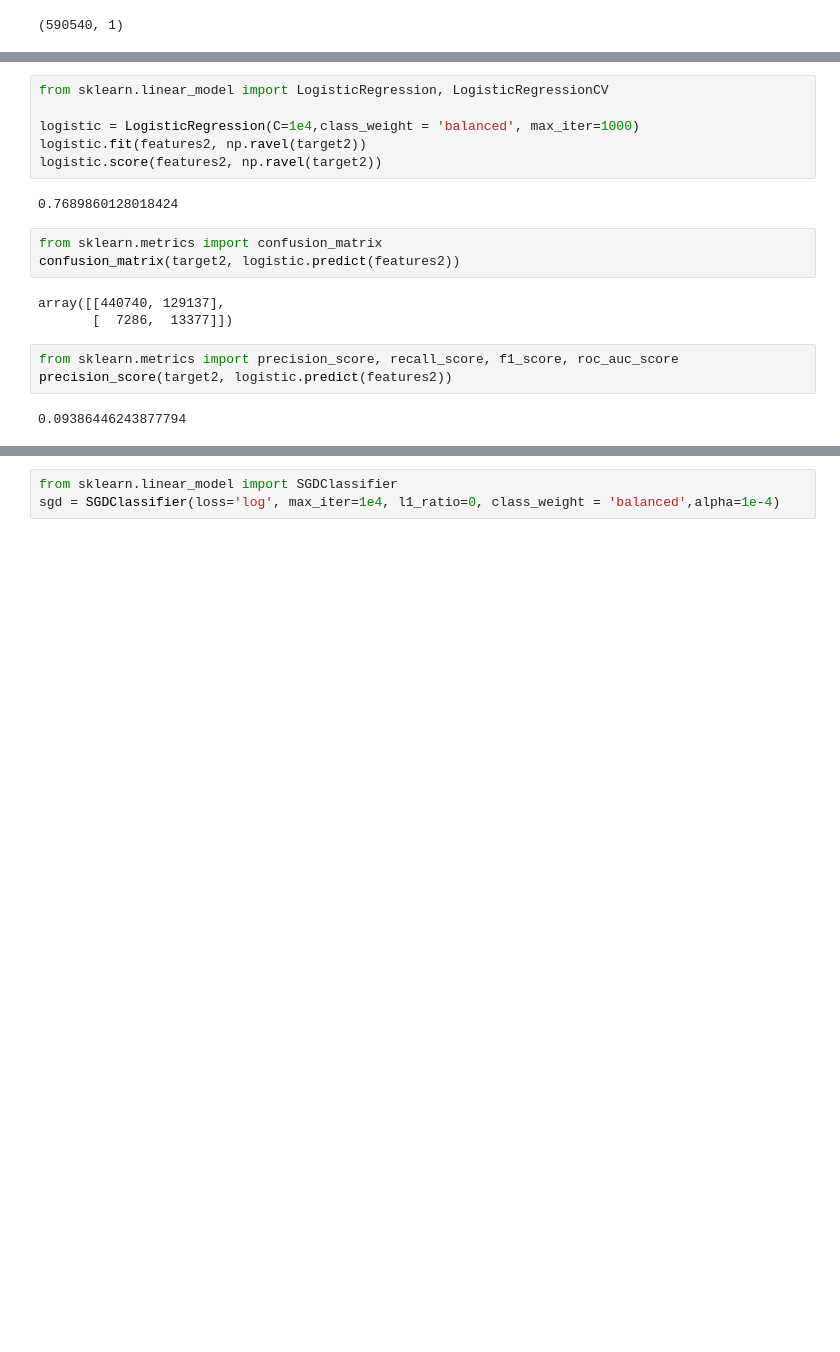
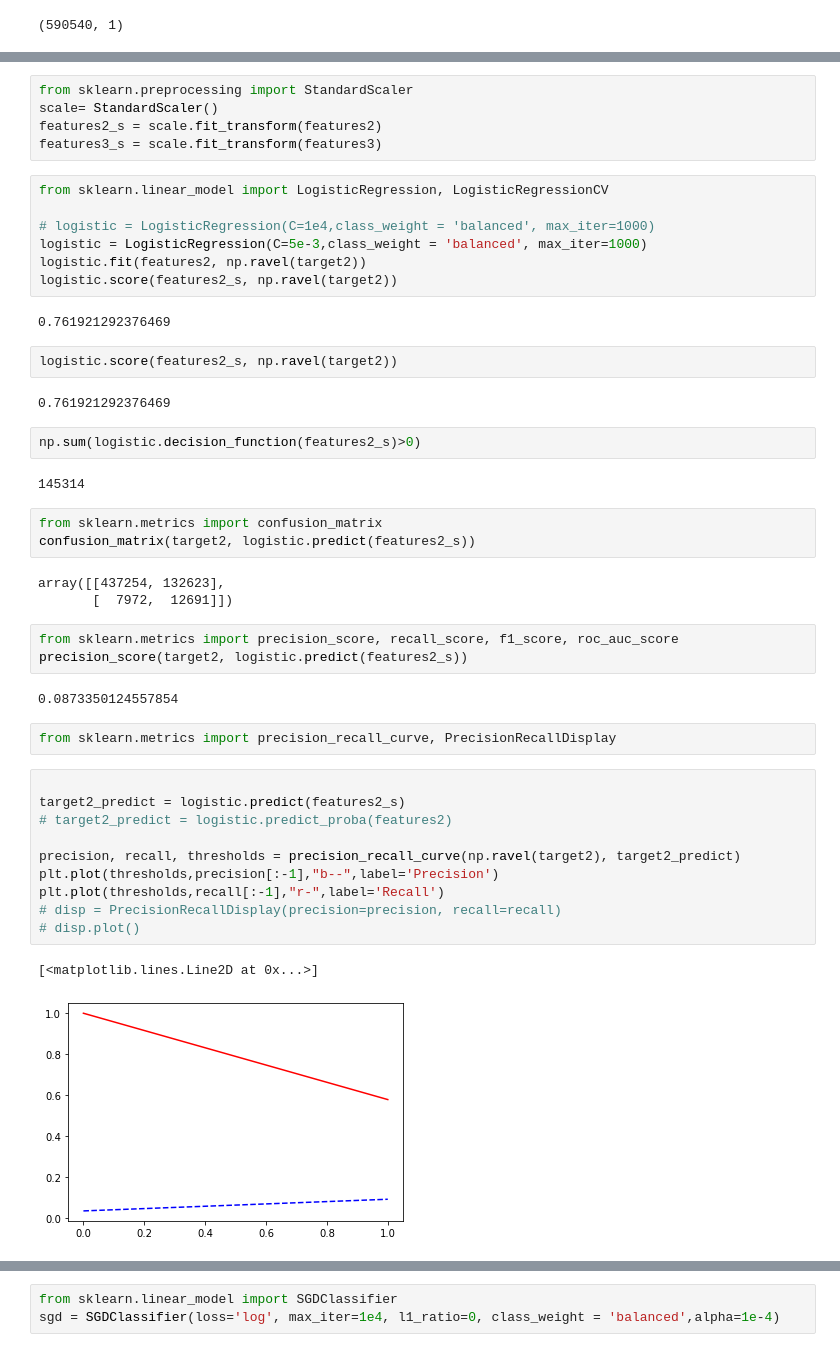
Before and after one commit to gopalsharath/credit_card_fraud_pred, a Jupyter notebook: Capstone 2.ipynb, the cells around one changed output, grey strips where cells are left out. Cells and saved outputs as stored; diff of their text form; blank space fills up the shorter version.

```diff
--- a/Capstone 2.ipynb
+++ b/Capstone 2.ipynb
@@ -496,20 +609,49 @@ target2.shape
+# %%
+from sklearn.preprocessing import StandardScaler
+scale= StandardScaler()
+features2_s = scale.fit_transform(features2)
+features3_s = scale.fit_transform(features3)
 # %%
 from sklearn.linear_model import LogisticRegression, LogisticRegressionCV
 
-logistic = LogisticRegression(C=1e4,class_weight = 'balanced', max_iter=1000)
+# logistic = LogisticRegression(C=1e4,class_weight = 'balanced', max_iter=1000)
+logistic = LogisticRegression(C=5e-3,class_weight = 'balanced', max_iter=1000)
 logistic.fit(features2, np.ravel(target2))
-logistic.score(features2, np.ravel(target2))
+logistic.score(features2_s, np.ravel(target2))
 # %% [output]
-0.7689860128018424
+0.761921292376469
+# %%
+logistic.score(features2_s, np.ravel(target2))
+# %% [output]
+0.761921292376469
+# %%
+np.sum(logistic.decision_function(features2_s)>0)
+# %% [output]
+145314
 # %%
 from sklearn.metrics import confusion_matrix
-confusion_matrix(target2, logistic.predict(features2))
+confusion_matrix(target2, logistic.predict(features2_s))
 # %% [output]
-array([[440740, 129137],
-       [  7286,  13377]])
+array([[437254, 132623],
+       [  7972,  12691]])
 # %%
 from sklearn.metrics import precision_score, recall_score, f1_score, roc_auc_score
-precision_score(target2, logistic.predict(features2))
+precision_score(target2, logistic.predict(features2_s))
 # %% [output]
-0.09386446243877794
+0.0873350124557854
+# %%
+from sklearn.metrics import precision_recall_curve, PrecisionRecallDisplay
+# %%
+
+target2_predict = logistic.predict(features2_s)
+# target2_predict = logistic.predict_proba(features2)
+
+precision, recall, thresholds = precision_recall_curve(np.ravel(target2), target2_predict)
+plt.plot(thresholds,precision[:-1],"b--",label='Precision')
+plt.plot(thresholds,recall[:-1],"r-",label='Recall')
+# disp = PrecisionRecallDisplay(precision=precision, recall=recall)
+# disp.plot()
+# %% [output]
+[<matplotlib.lines.Line2D at 0x...>]
+[figure, added]
 # %%
```
Also changed, not shown: parts of 77 cells of this notebook.
